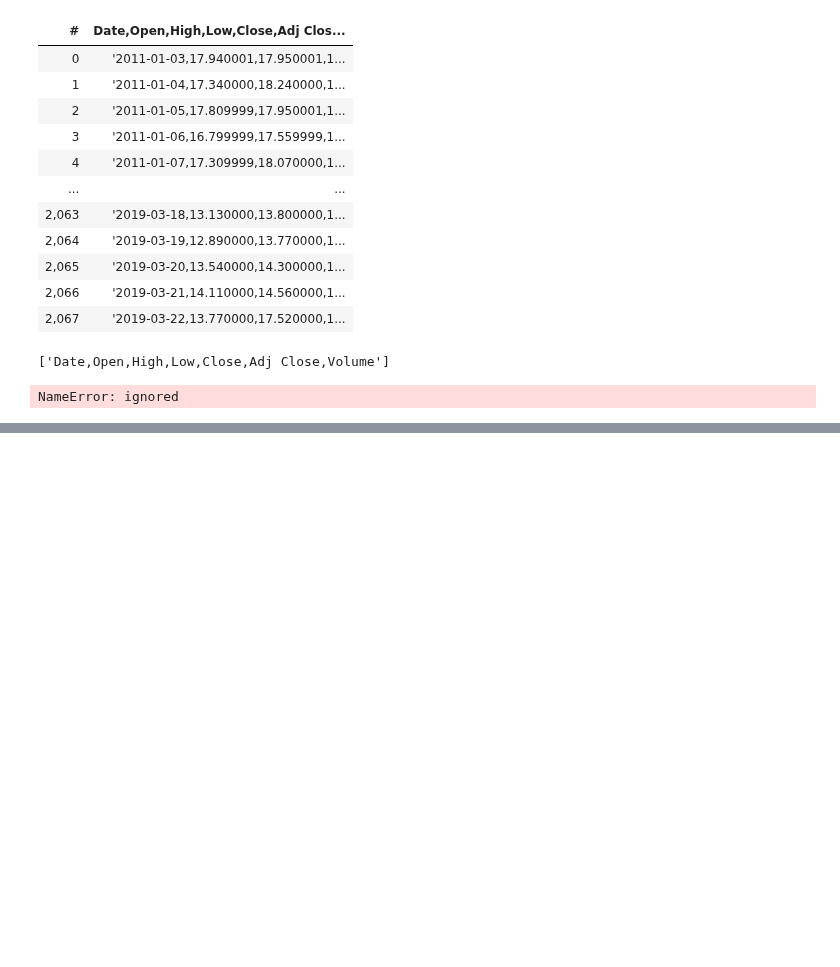
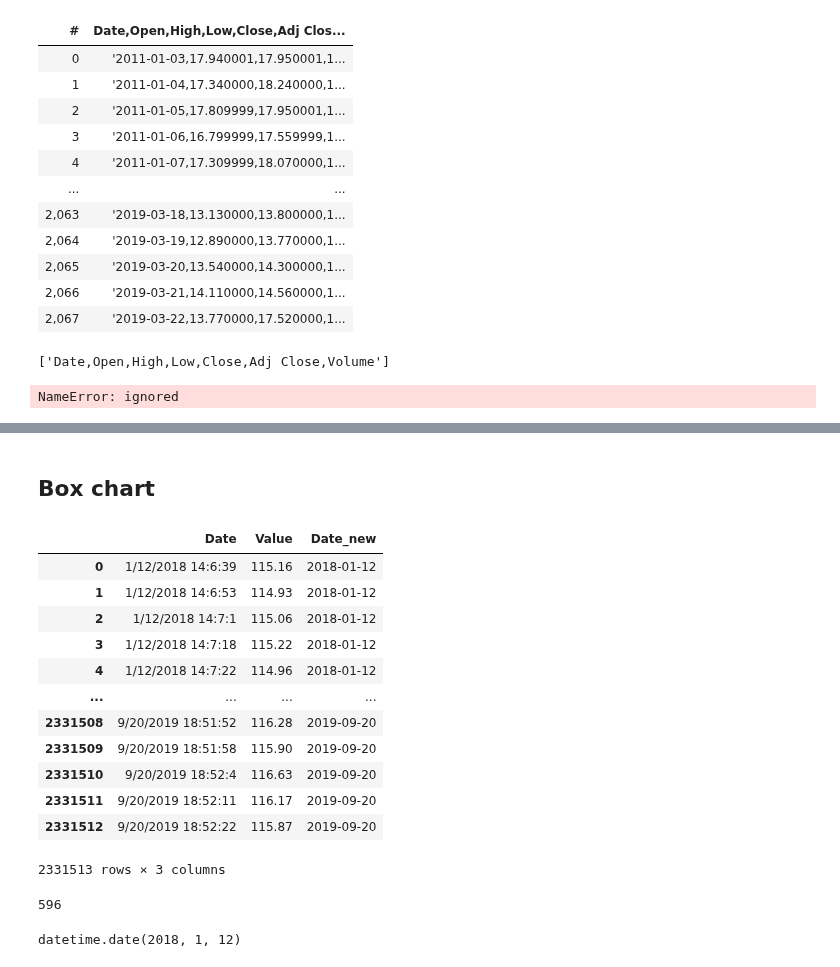
Before and after one commit to duybluemind1988/Data-science, a Jupyter notebook: Sonion/Compare_all_bigdata_method.ipynb, the cells around one changed output, grey strips where cells are left out. Cells and saved outputs as stored; diff of their text form; code cells hidden in the pictures; blank space fills up the shorter version.

```diff
--- a/Sonion/Compare_all_bigdata_method.ipynb
+++ b/Sonion/Compare_all_bigdata_method.ipynb
@@ -815,0 +935,6 @@ NameError: ignored
+# %%
+%%time
+value_column='_c40'
+time_column='_c5'
+
+df_product_select=df_product.select(time_column,value_column).collect()
@@ -815,0 +952,4 @@ NameError: ignored
+# %%
+%%time
+df_product_new=pd.DataFrame(df_product_select,columns=['Date','Value']).reset_index(drop=True)
+df_product_new.head()
@@ -815,0 +1097,27 @@ NameError: ignored
+# %% [markdown]
+## Box chart
+# %%
+df_product_new
+# %% [output]
+|  | Date | Value | Date_new |
+| 0 | 1/12/2018 14:6:39 | 115.16 | 2018-01-12 |
+| 1 | 1/12/2018 14:6:53 | 114.93 | 2018-01-12 |
+| 2 | 1/12/2018 14:7:1 | 115.06 | 2018-01-12 |
+| 3 | 1/12/2018 14:7:18 | 115.22 | 2018-01-12 |
+| 4 | 1/12/2018 14:7:22 | 114.96 | 2018-01-12 |
+| ... | ... | ... | ... |
+| 2331508 | 9/20/2019 18:51:52 | 116.28 | 2019-09-20 |
+| 2331509 | 9/20/2019 18:51:58 | 115.90 | 2019-09-20 |
+| 2331510 | 9/20/2019 18:52:4 | 116.63 | 2019-09-20 |
+| 2331511 | 9/20/2019 18:52:11 | 116.17 | 2019-09-20 |
+| 2331512 | 9/20/2019 18:52:22 | 115.87 | 2019-09-20 |
+2331513 rows × 3 columns
+# %%
+date_list=df_product_new['Date_new'].unique().tolist()
+print(len(date_list))
+# %% [output]
+596
+# %%
+date_list[0]
+# %% [output]
+datetime.date(2018, 1, 12)
```
Also changed, not shown: parts of 32 cells of this notebook.
